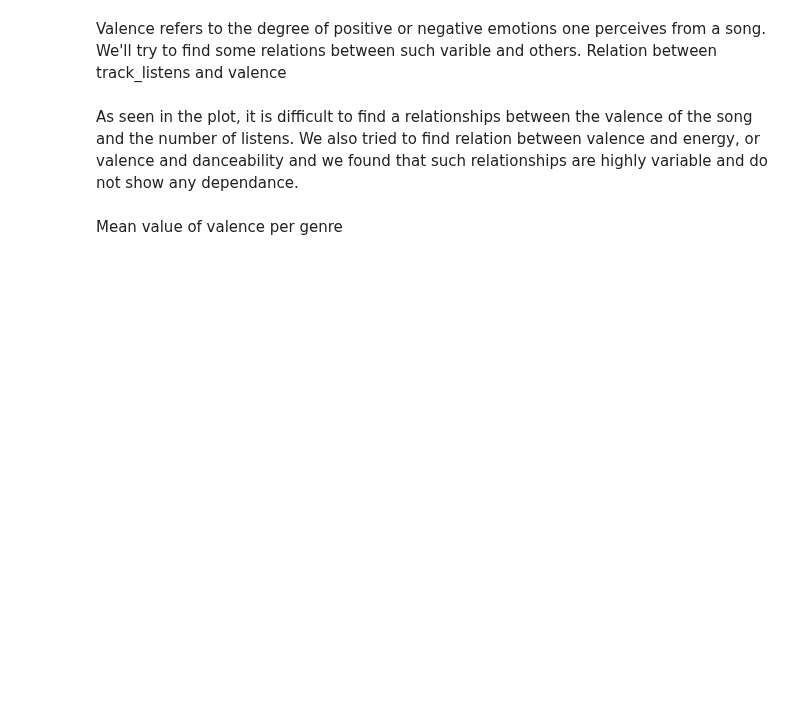
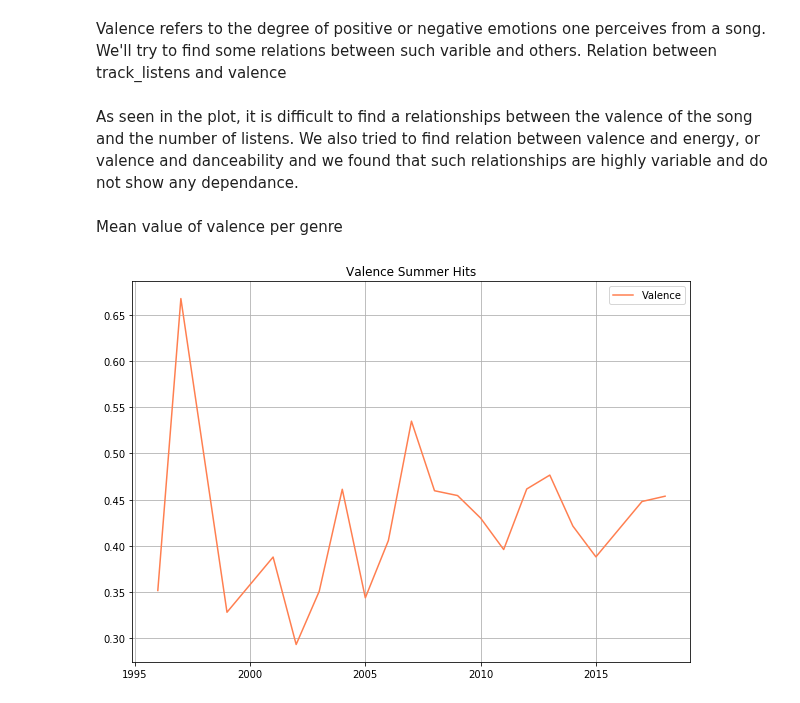
Before and after one commit to AndresMontero/Project, a Jupyter notebook: main.ipynb, the cells around one changed output. Saved outputs shown, nothing was run; the diff lists cells and outputs as text; code cells hidden in the pictures; blank space fills up the shorter version.

Commit message:
plots_color

```diff
--- a/main.ipynb
+++ b/main.ipynb
@@ -215,14 +215,16 @@ tracks_albums_summer.head()
 # %%
 tracks_albums_summer_year = tracks_albums_summer.groupby([(tracks_albums_summer['album_date_released'].dt.year.rename('year')),\
                           (tracks_albums_summer['album_date_released'].dt.month.rename('month'))]).mean()
 
 tracks_albums_summer_year_mean = tracks_albums_summer_year.groupby('year').mean()
 tracks_albums_summer_year_mean_valence = tracks_albums_summer_year_mean[['valence']]
 
 plt.figure(figsize=(10, 7))
 plt.title("Valence Summer Hits")
 plt.grid()
-ax = sns.lineplot( data=tracks_albums_summer_year_mean_valence)
+ax = sns.lineplot(data=tracks_albums_summer_year_mean_valence["valence"], color="coral", label="Valence")
+# %% [output]
+[figure, added]
 # %%
 tracks_albums_summer_year_mean = tracks_albums_summer_year.groupby('year').mean()
 tracks_albums_summer_year_mean_danceability = tracks_albums_summer_year_mean[['danceability']]
```
Also changed, not shown: parts of 12 cells of this notebook.
